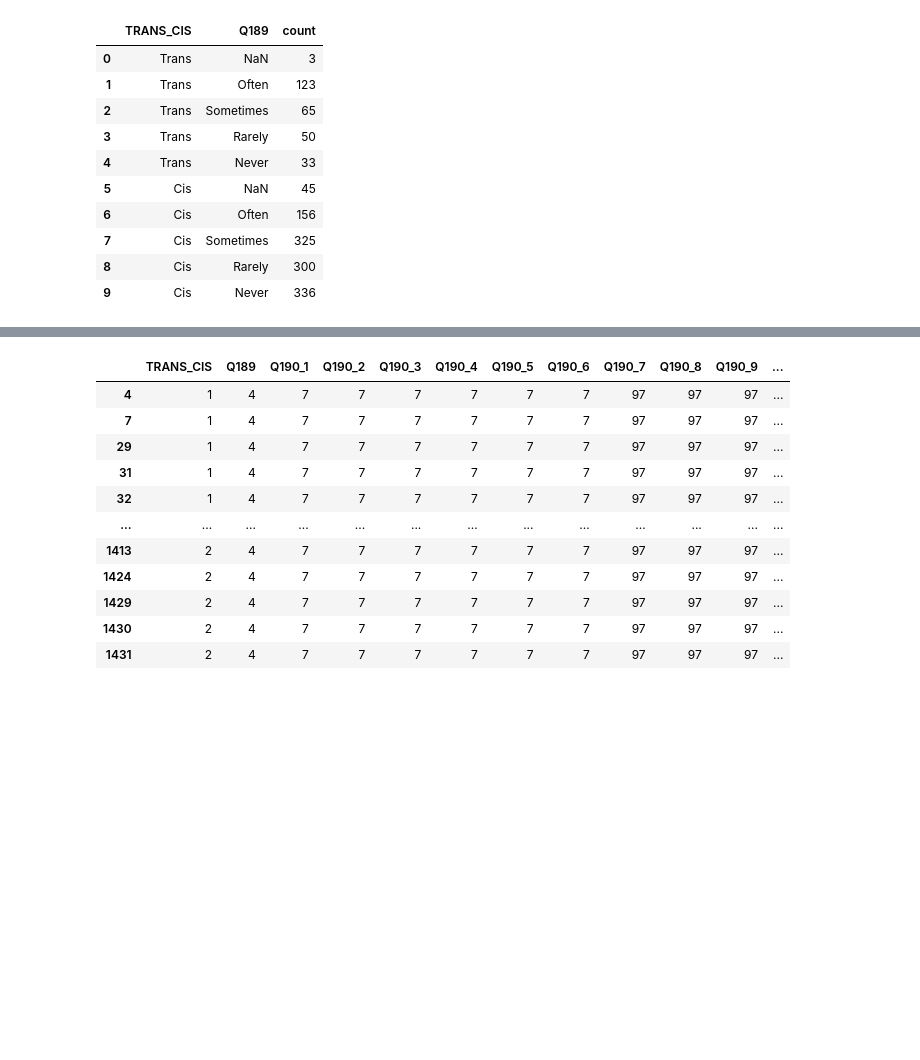
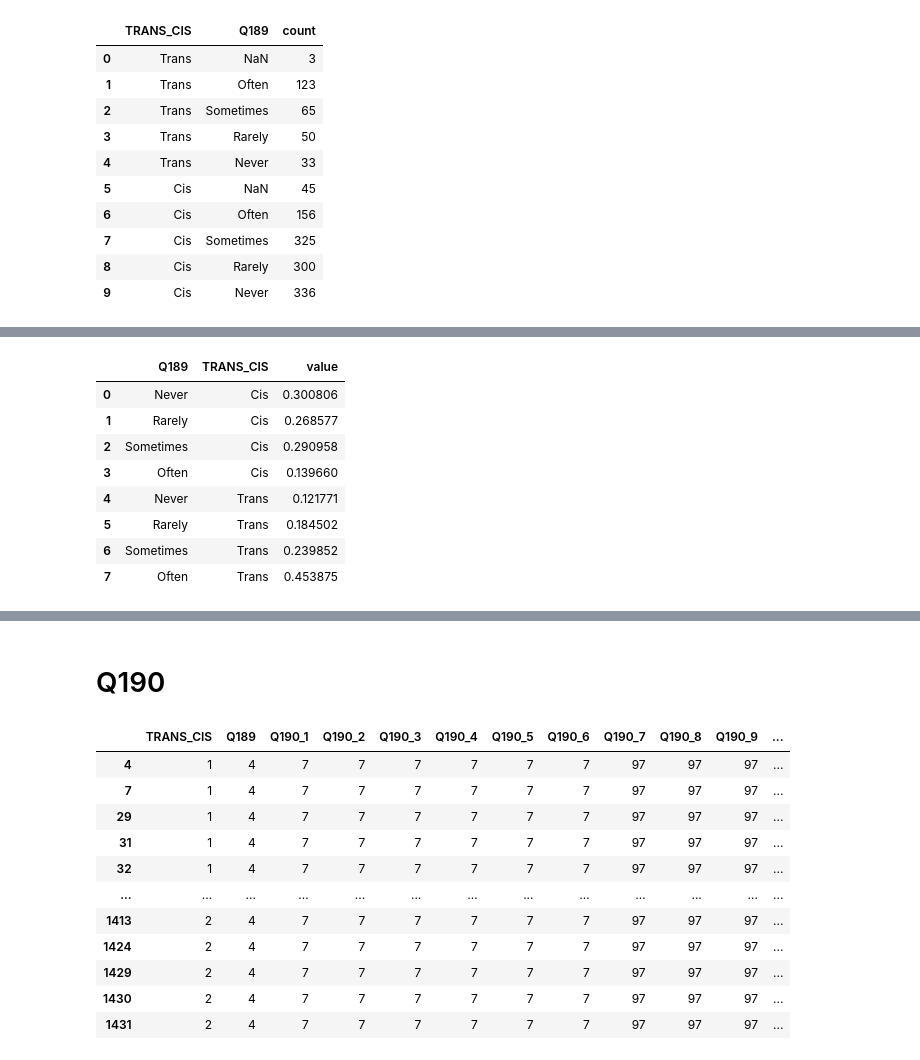
Before and after one commit to c6shi/dds_transgender, a Jupyter notebook: bullying.ipynb, the cells around one changed output, grey strips where cells are left out. Cells and saved outputs as stored; diff of their text form; code cells hidden in the pictures; blank space fills up the shorter version.

```diff
--- a/bullying.ipynb
+++ b/bullying.ipynb
@@ -126,3 +135,7 @@ q189
 | 7 | Cis | Sometimes | 325 |
 | 8 | Cis | Rarely | 300 |
 | 9 | Cis | Never | 336 |
+# %%
+q189pivot = pd.pivot_table(q189, values='count', index='Q189', columns='TRANS_CIS')
+q189pivot = q189pivot.reindex(['Never', 'Rarely', 'Sometimes', 'Often'])
+q189pivot
@@ -128,0 +149,3 @@ q189
+# %%
+q189condprob = (q189pivot / q189pivot.sum()).reset_index()
+q189condprob
@@ -129,2 +158,15 @@ q189
+# %%
+q189melt = pd.melt(q189condprob, id_vars='Q189')
+q189melt
+# %% [output]
+|  | Q189 | TRANS_CIS | value |
+| 0 | Never | Cis | 0.300806 |
+| 1 | Rarely | Cis | 0.268577 |
+| 2 | Sometimes | Cis | 0.290958 |
+| 3 | Often | Cis | 0.139660 |
+| 4 | Never | Trans | 0.121771 |
+| 5 | Rarely | Trans | 0.184502 |
+| 6 | Sometimes | Trans | 0.239852 |
+| 7 | Often | Trans | 0.453875 |
 # %%
 q189_graph = px.bar(
@@ -140,3 +190,5 @@ q189_graph.show()
+# %% [markdown]
+# Q190
 # %%
 bullying[bullying['Q189']=='4']
 # %% [output]
```
Also changed, not shown: parts of 21 cells of this notebook.
